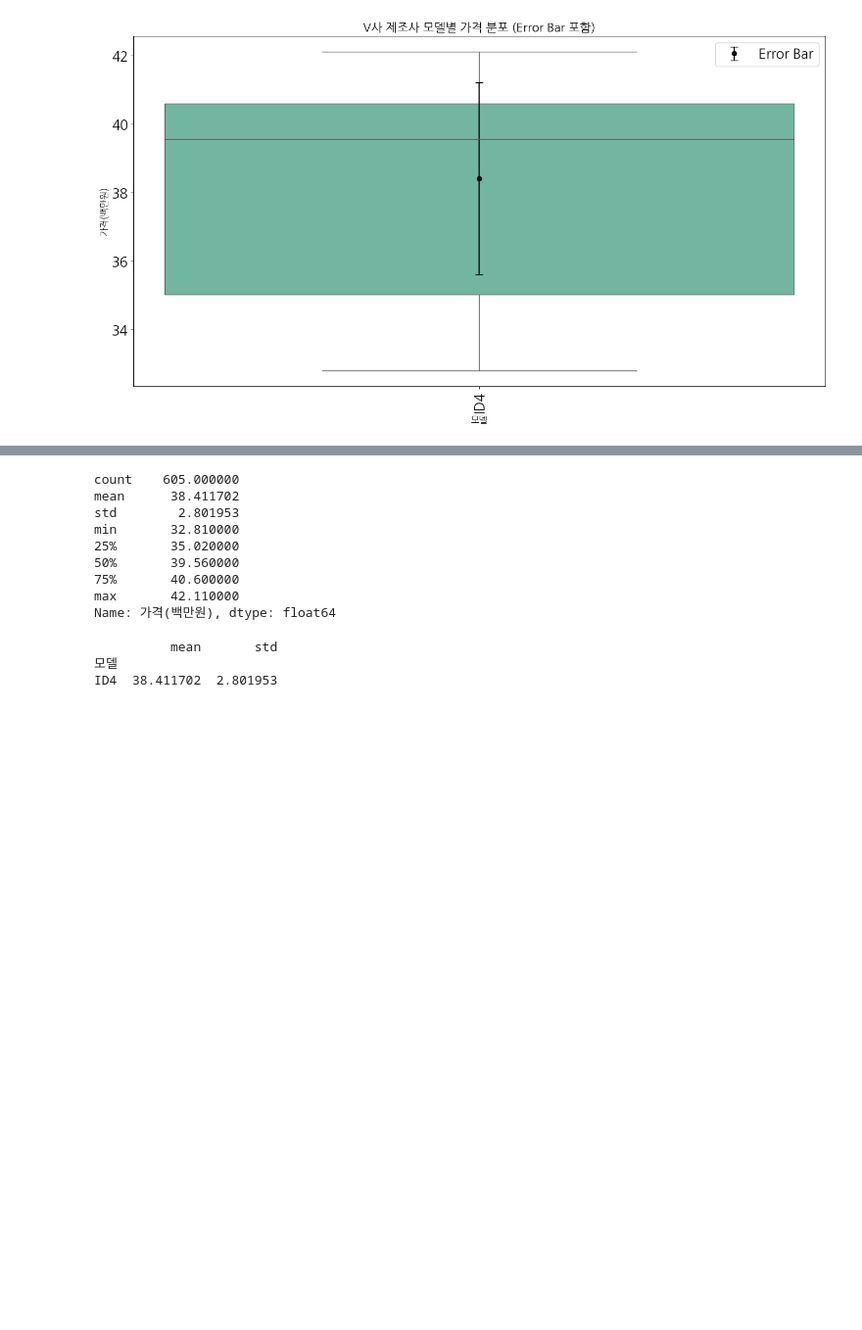
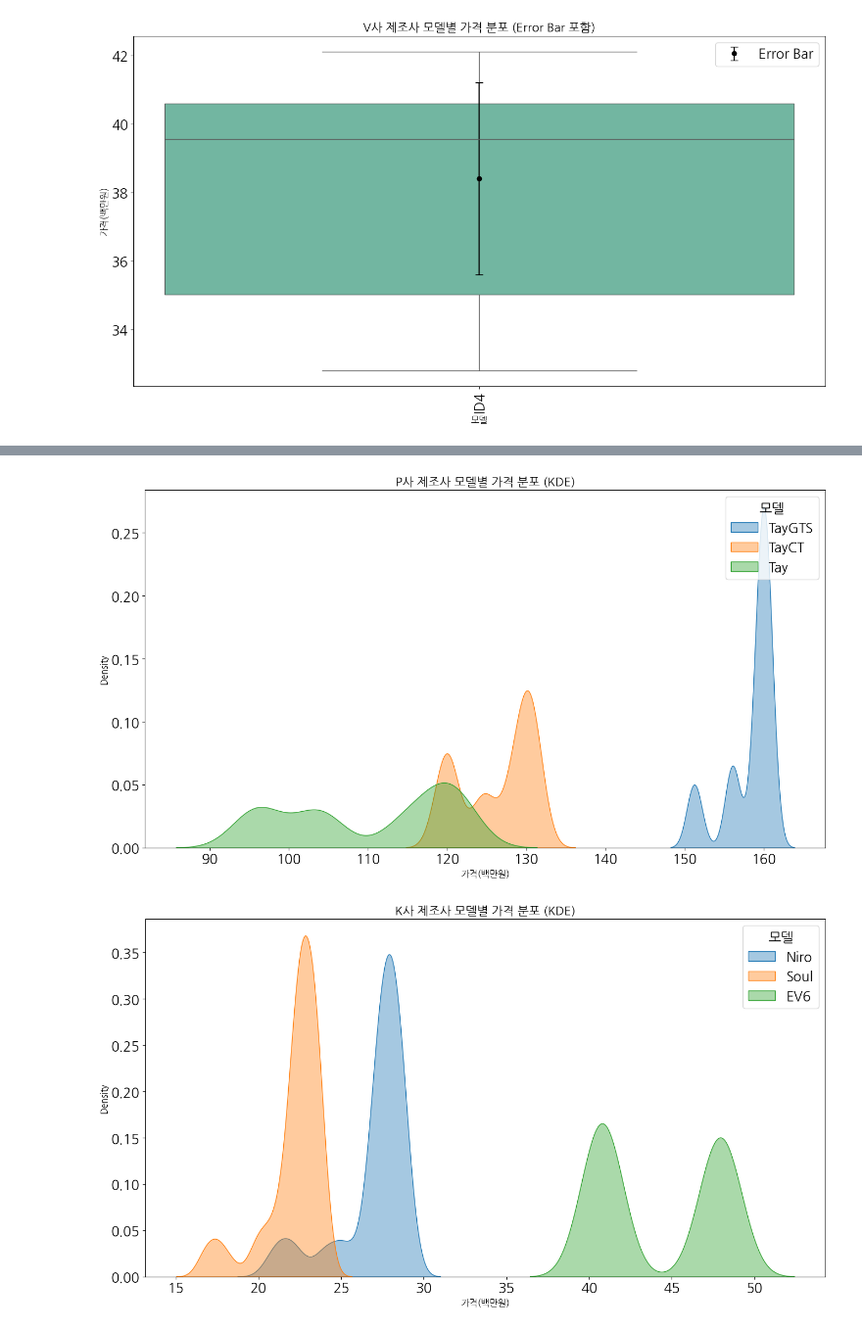
Before and after one commit to Pathway2008/CarPrice, a Jupyter notebook: electric_auto_eda.ipynb, the cells around one changed output, grey strips where cells are left out. Shown at 98% size. Saved outputs shown, nothing was run; the diff lists cells and outputs as text; code cells hidden in the pictures; blank space fills up the shorter version.

```diff
--- a/electric_auto_eda.ipynb
+++ b/electric_auto_eda.ipynb
@@ -223,19 +214,37 @@ train[train['모델'] == 'TayGTS'].sort_values(by='가격(백만원)')
-# %%
-print(train[train['모델'] == 'ID4']['가격(백만원)'].describe())
-# %% [output]
-count    605.000000
-mean      38.411702
-std        2.801953
-min       32.810000
-25%       35.020000
-50%       39.560000
-75%       40.600000
-max       42.110000
-Name: 가격(백만원), dtype: float64
-# %%
-model_avg_std = manufacturer_data.groupby('모델')['가격(백만원)'].agg(['mean', 'std'])
-print(model_avg_std)
-# %% [output]
-          mean       std
-모델
-ID4  38.411702  2.801953
+# %%
+import pandas as pd
+import matplotlib.pyplot as plt
+import seaborn as sns
+
+# 제조사 리스트 가져오기
+manufacturers = train['제조사'].unique()
+
+# 각 제조사별로 그래프를 그립니다.
+for manufacturer in manufacturers:
+    plt.figure(figsize=(14, 8))  # 각 그래프마다 크기를 설정
+    manufacturer_data = train[train['제조사'] == manufacturer]
+
+    # KDE 플롯: 모델별 가격 분포
+    for model in manufacturer_data['모델'].unique():
+        model_data = manufacturer_data[manufacturer_data['모델'] == model]
+        sns.kdeplot(
+            model_data['가격(백만원)'],
+            label=model,
+            fill=True,
+            alpha=0.4
+        )
+
+    # 그래프 제목과 레이블 설정
+    plt.title(f'{manufacturer} 제조사 모델별 가격 분포 (KDE)', fontsize=16)
+    plt.xlabel('가격(백만원)', fontsize=12)
+    plt.ylabel('Density', fontsize=12)
+
+    # 범례 추가
+    plt.legend(title='모델')
+
+    # 그래프 표시
+    plt.tight_layout()
+    plt.show()
+# %% [output]
+[figure, added]
+[figure, added]
```
Also changed, not shown: parts of 12 cells of this notebook.
